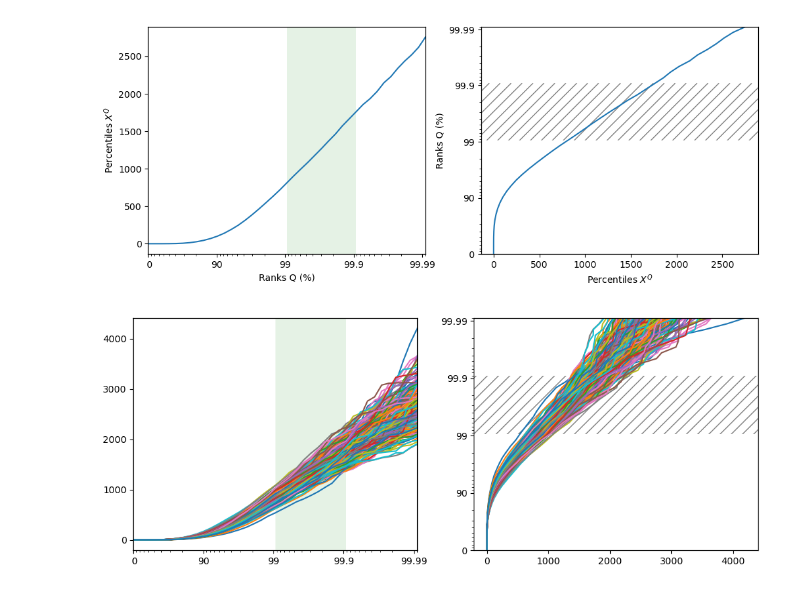
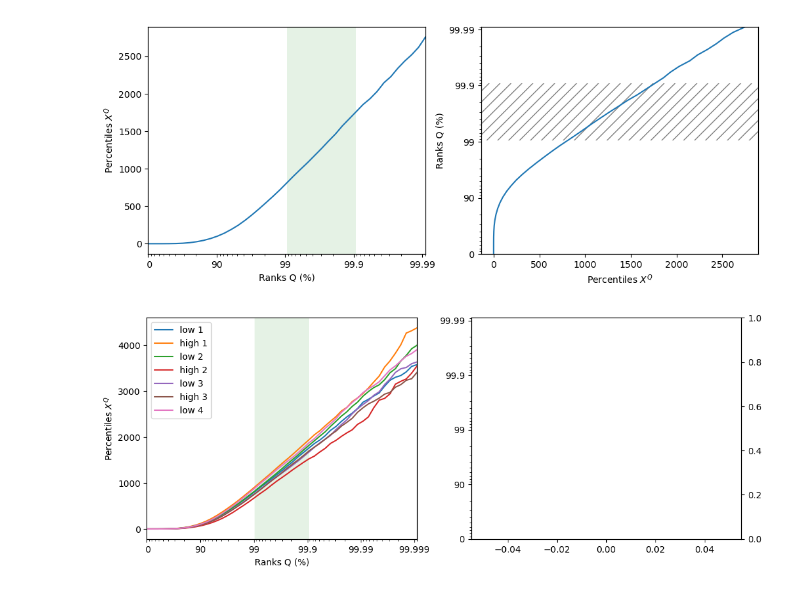
Before and after one commit to bfildier/stage-2023-multiscale-extremes, a Jupyter notebook: scripts/devoir1.ipynb, the cells around one changed output. Saved outputs shown, nothing was run; the diff lists cells and outputs as text; code cells hidden in the pictures.

```diff
--- a/scripts/devoir1.ipynb
+++ b/scripts/devoir1.ipynb
@@ -241,34 +241,35 @@ prec_t = np.array(prec_t, dtype = object)
 # %%
 fig,axs = plt.subplots(ncols=2,figsize=(12,4.5))
 
 ax_show_x = axs[0].twiny()
 ax_show_y = axs[1].twinx()
-for i,x in enumerate(prec_t):
+for i,x in enumerate(data_high+data_low): #replace with prec_t for timestep_wise
     #print("number of rainy events for this dataset", x.shape)
-    d = cs.Distribution(name=f"{i+1}th timestep",bintype='invlogQ',nd=4,fill_last_decade=True)
+    d = cs.Distribution(name=f"{i+1}th timestep",bintype='invlogQ',nd=5, fill_last_decade=True)
     d.computeDistribution(sample = x, vmin = x.min(), vmax = x.max())
     #--- on IL x axis
     ranks = d.ranks
     perc = d.percentiles
     #- set frame
     if i == 0 :
-        setXaxisIL(axs[0],ranks)
+        setXaxisIL(axs[0],ranks) ## replace with setFrame
         setYaxisIL(axs[1],ranks)
-    showData(ax_show_x,ranks,perc, rankmax =99.99)
-    showData(ax_show_y,ranks,perc,axisIL='y')
+    showData(ax_show_x,ranks,perc, rankmax =99.999, label = data_label[i])
+    #showData(ax_show_y,ranks,perc,axisIL='y')
 
     #- add hatch
     # addXHatch(ax_show,d.ranks,[20,30])
 
 
 #- labels
-ax.set_xlabel('Ranks Q (%)')
-ax.set_ylabel('Percentiles $X^Q$')
-ax.set_xlabel('Percentiles $X^Q$')
-ax.set_ylabel('Ranks Q (%)')
+axs[0].set_xlabel('Ranks Q (%)')
+axs[0].set_ylabel('Percentiles $X^Q$')
+ax_show_x.legend()
+#ax.set_xlabel('Percentiles $X^Q$')
+#ax.set_ylabel('Ranks Q (%)')
 
 # add hatches
 addXHatch(ax_show_x,ranks,[20,30],fill=True,hatch=None,alpha=0.1,color='g')
 addYHatch(ax_show_y,ranks,[20,30])
 # %% [output]
-[figure, old version]
+[figure, new version]
```
Also changed, not shown: parts of 1 cell of this notebook, 3 other files.
